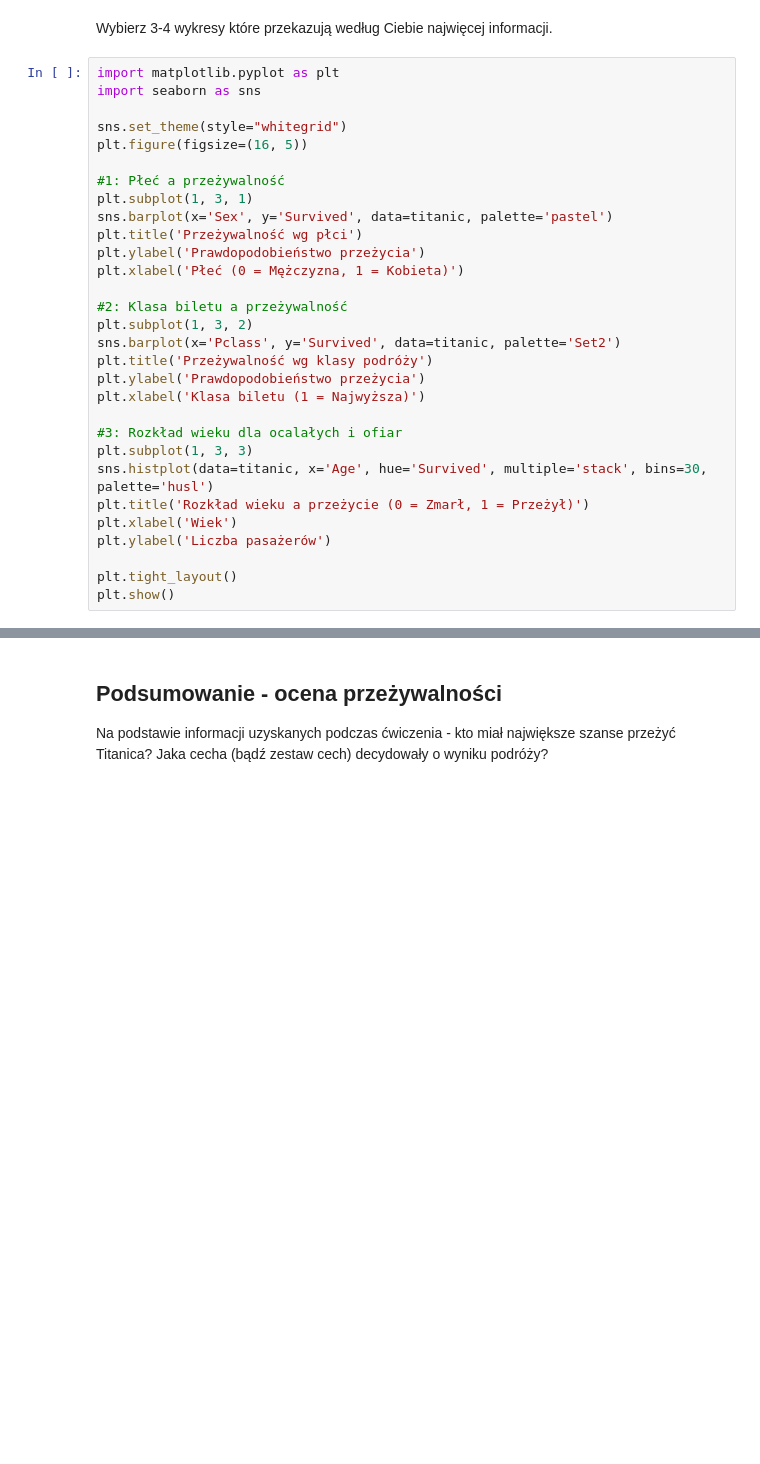
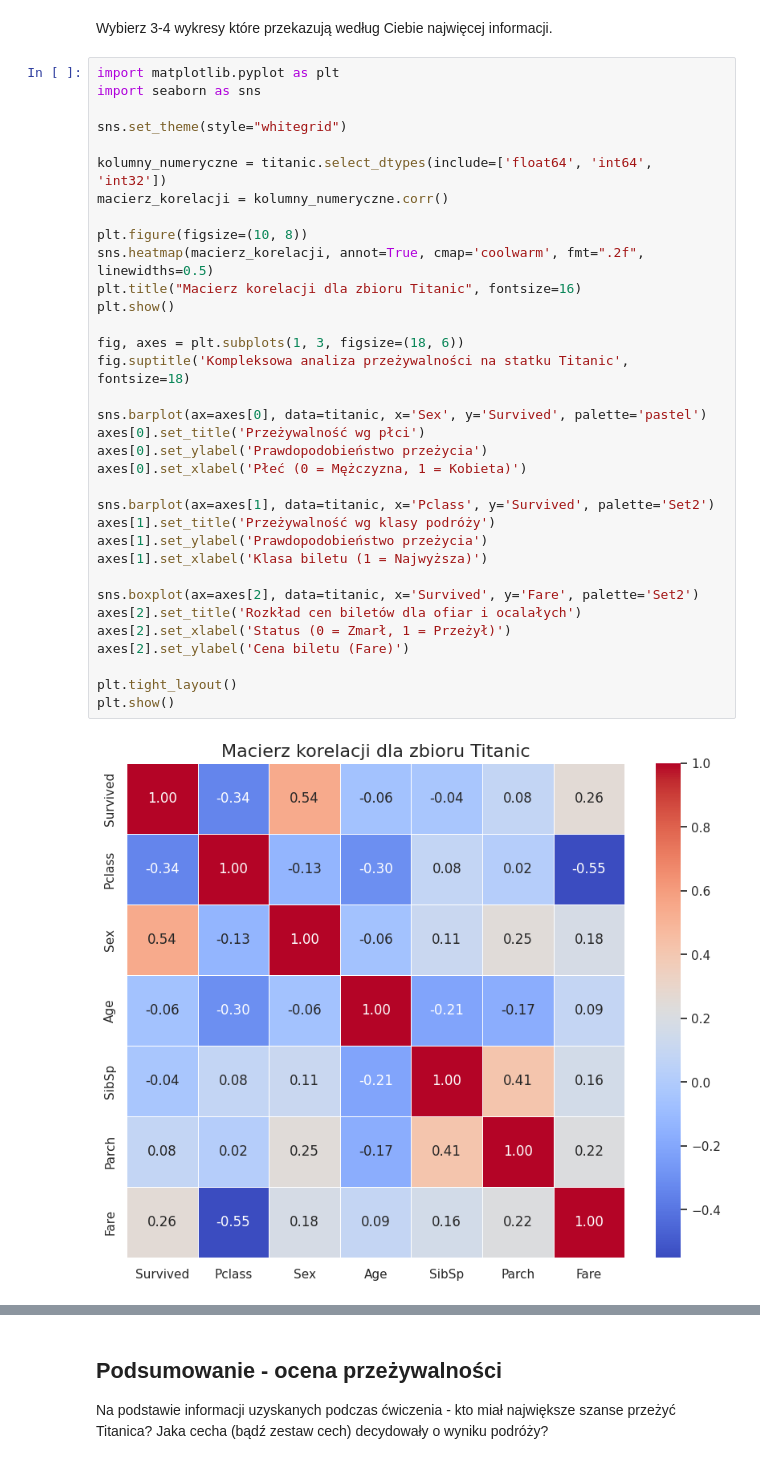
Before and after one commit to Zajecia-na-PWr-LR/lista-2-PawelZubalski-1, a Jupyter notebook: UczenieMaszynowe_25_26_Lista2.ipynb, the cells around one changed output, grey strips where cells are left out. Cells and saved outputs as stored; diff of their text form; blank space fills up the shorter version.

```diff
--- a/UczenieMaszynowe_25_26_Lista2.ipynb
+++ b/UczenieMaszynowe_25_26_Lista2.ipynb
@@ -156,33 +156,38 @@ Wybierz 3-4 wykresy które przekazują według Ciebie najwięcej informacji.
 # %%
 import matplotlib.pyplot as plt
 import seaborn as sns
 
 sns.set_theme(style="whitegrid")
-plt.figure(figsize=(16, 5))
 
-#1: Płeć a przeżywalność
-plt.subplot(1, 3, 1)
-sns.barplot(x='Sex', y='Survived', data=titanic, palette='pastel')
-plt.title('Przeżywalność wg płci')
-plt.ylabel('Prawdopodobieństwo przeżycia')
-plt.xlabel('Płeć (0 = Mężczyzna, 1 = Kobieta)')
+kolumny_numeryczne = titanic.select_dtypes(include=['float64', 'int64', 'int32'])
+macierz_korelacji = kolumny_numeryczne.corr()
 
-#2: Klasa biletu a przeżywalność
-plt.subplot(1, 3, 2)
-sns.barplot(x='Pclass', y='Survived', data=titanic, palette='Set2')
-plt.title('Przeżywalność wg klasy podróży')
-plt.ylabel('Prawdopodobieństwo przeżycia')
-plt.xlabel('Klasa biletu (1 = Najwyższa)')
+plt.figure(figsize=(10, 8))
+sns.heatmap(macierz_korelacji, annot=True, cmap='coolwarm', fmt=".2f", linewidths=0.5)
+plt.title("Macierz korelacji dla zbioru Titanic", fontsize=16)
+plt.show()
 
-#3: Rozkład wieku dla ocalałych i ofiar
-plt.subplot(1, 3, 3)
-sns.histplot(data=titanic, x='Age', hue='Survived', multiple='stack', bins=30, palette='husl')
-plt.title('Rozkład wieku a przeżycie (0 = Zmarł, 1 = Przeżył)')
-plt.xlabel('Wiek')
-plt.ylabel('Liczba pasażerów')
+fig, axes = plt.subplots(1, 3, figsize=(18, 6))
+fig.suptitle('Kompleksowa analiza przeżywalności na statku Titanic', fontsize=18)
+
+sns.barplot(ax=axes[0], data=titanic, x='Sex', y='Survived', palette='pastel')
+axes[0].set_title('Przeżywalność wg płci')
+axes[0].set_ylabel('Prawdopodobieństwo przeżycia')
+axes[0].set_xlabel('Płeć (0 = Mężczyzna, 1 = Kobieta)')
+
+sns.barplot(ax=axes[1], data=titanic, x='Pclass', y='Survived', palette='Set2')
+axes[1].set_title('Przeżywalność wg klasy podróży')
+axes[1].set_ylabel('Prawdopodobieństwo przeżycia')
+axes[1].set_xlabel('Klasa biletu (1 = Najwyższa)')
+
+sns.boxplot(ax=axes[2], data=titanic, x='Survived', y='Fare', palette='Set2')
+axes[2].set_title('Rozkład cen biletów dla ofiar i ocalałych')
+axes[2].set_xlabel('Status (0 = Zmarł, 1 = Przeżył)')
+axes[2].set_ylabel('Cena biletu (Fare)')
 
 plt.tight_layout()
 plt.show()
 # %% [output]
+[figure, new version]
 Passing `palette` without assigning `hue` is deprecated and will be removed in v0.14.0. Assign the `x` variable to `hue` and set `legend=False` for the same effect.
 
```
Also changed, not shown: parts of 2 cells of this notebook.
